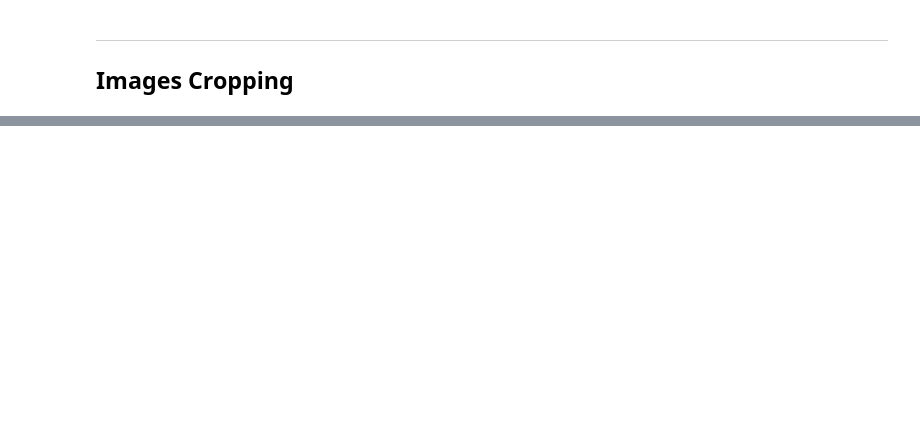
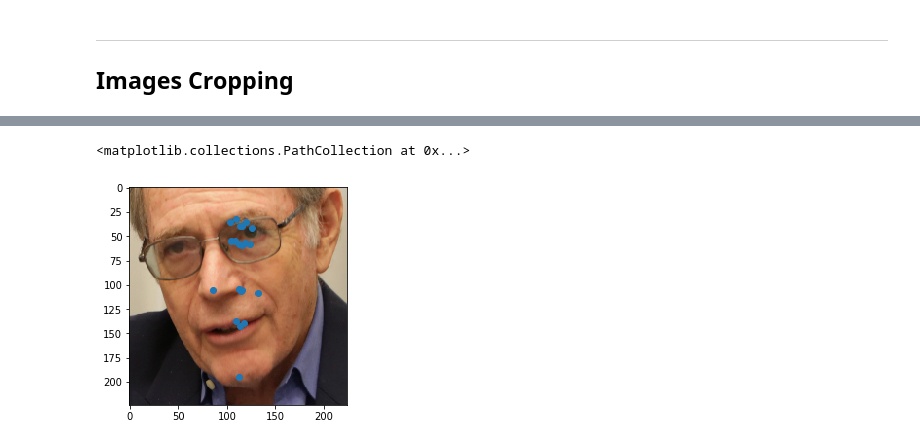
Before and after one commit to devforfu/face-landmarks-detection, a Jupyter notebook: umdfaces.ipynb, the cells around one changed output, grey strips where cells are left out. Saved outputs shown, nothing was run; the diff lists cells and outputs as text; code cells hidden in the pictures; blank space fills up the shorter version.

```diff
--- a/umdfaces.ipynb
+++ b/umdfaces.ipynb
@@ -348,0 +428,36 @@ class ToXY:
+# %%
+epochs = 10
+bs = 1024
+
+trn_ds = FaceLandmarks(
+    items=train,
+    transforms=[
+        MatrixAugmentation([
+            {'name': 'rotation', 'angle': 10},
+            {'name': 'mirror'},
+            {'name': 'perspective', 'percentage': (0.075, 0.012)}
+        ]),
+        CropResizeFace(pad=0.15),
+        AdjustGamma(min_gamma=0.7)
+    ],
+    to_tensors=ToXY(IMAGENET_STATS)
+)
+
+val_ds = FaceLandmarks(
+    items=valid,
+    transforms=[CropResizeFace(pad=0.15)],
+    to_tensors=ToXY(IMAGENET_STATS))
+
+phases = make_phases(trn_ds, val_ds, batch_size=bs, num_workers=12)
+schedule = OneCycleSchedule(len(phases[0].loader) * epochs)
+callbacks = C.CallbacksGroup([
+    C.RollingLoss(),
+    C.StreamLogger(),
+    C.ProgressBar(),
+    C.History(),
+    C.Scheduler(schedule=schedule,
+                mode='batch',
+                params_conf=[{'name': 'lr'},
+                             {'name': 'weight_decay', 'inverse': True}])
+])
+loss = F.l1_loss # WingLoss()
@@ -348,0 +506,12 @@ class ToXY:
+# %%
+model = torch.load('best_epochs_8.model')
+# %%
+model.eval()
+test_img, test_pts = val_ds[23]
+pred = model(test_img[None].to(defaults.device))
+np_img, np_pts = val_ds.to_tensors.inverse(test_img, pred)
+plt.imshow(np_img)
+plt.scatter(*split(np_pts))
+# %% [output]
+<matplotlib.collections.PathCollection at 0x...>
+[figure, added]
```
Also changed, not shown: parts of 26 cells of this notebook.
